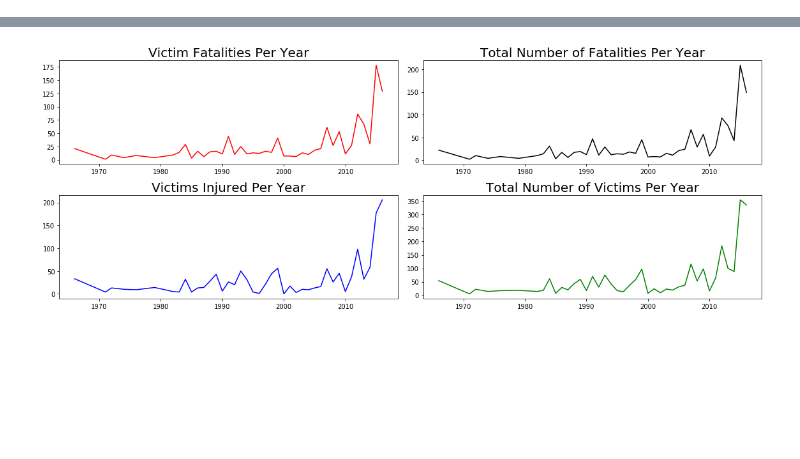
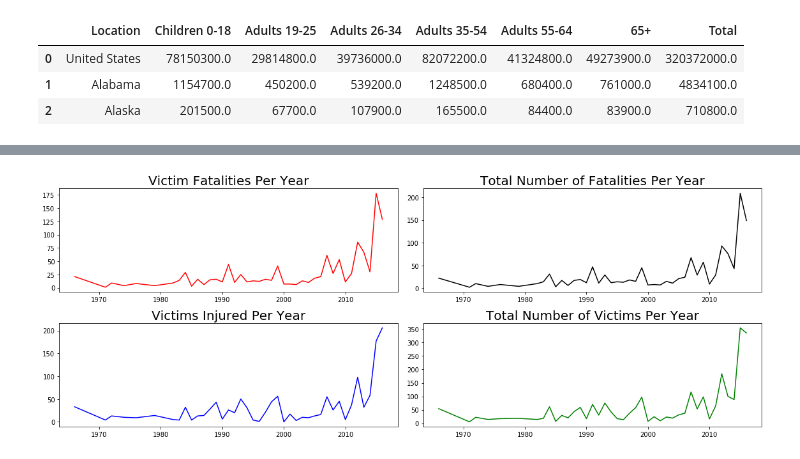
Before and after one commit to ktseringchem/ThinkfulProjects, a Jupyter notebook: Thinkful Projects/DRILL, Make a quick research proposal.ipynb, the cells around one changed output, grey strips where cells are left out. Saved outputs shown, nothing was run; the diff lists cells and outputs as text; code cells hidden in the pictures; blank space fills up the shorter version.

```diff
--- a/Thinkful Projects/DRILL, Make a quick research proposal.ipynb
+++ b/Thinkful Projects/DRILL, Make a quick research proposal.ipynb
@@ -8,3 +8,9 @@ from scipy.stats import stats
 # %%
 GunViol_DF = pd.read_csv("mass_shooting_events_stanford_msa_release_06142016.csv", parse_dates = ['Date'])
 popbygen2016 = pd.read_csv("popbygen2016.csv")
+popbygen2016.head(3)
+# %% [output]
+|  | Location | Children 0-18 | Adults 19-25 | Adults 26-34 | Adults 35-54 | Adults 55-64 | 65+ | Total |
+| 0 | United States | 78150300.0 | 29814800.0 | 39736000.0 | 82072200.0 | 41324800.0 | 49273900.0 | 320372000.0 |
+| 1 | Alabama | 1154700.0 | 450200.0 | 539200.0 | 1248500.0 | 680400.0 | 761000.0 | 4834100.0 |
+| 2 | Alaska | 201500.0 | 67700.0 | 107900.0 | 165500.0 | 84400.0 | 83900.0 | 710800.0 |
```
Also changed, not shown: parts of 6 cells of this notebook.
